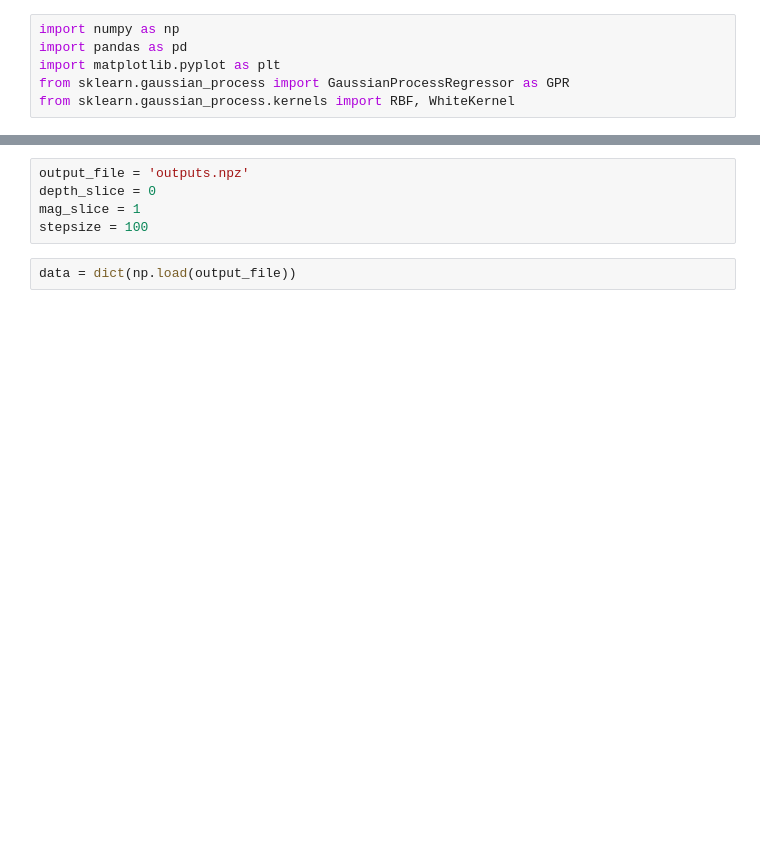
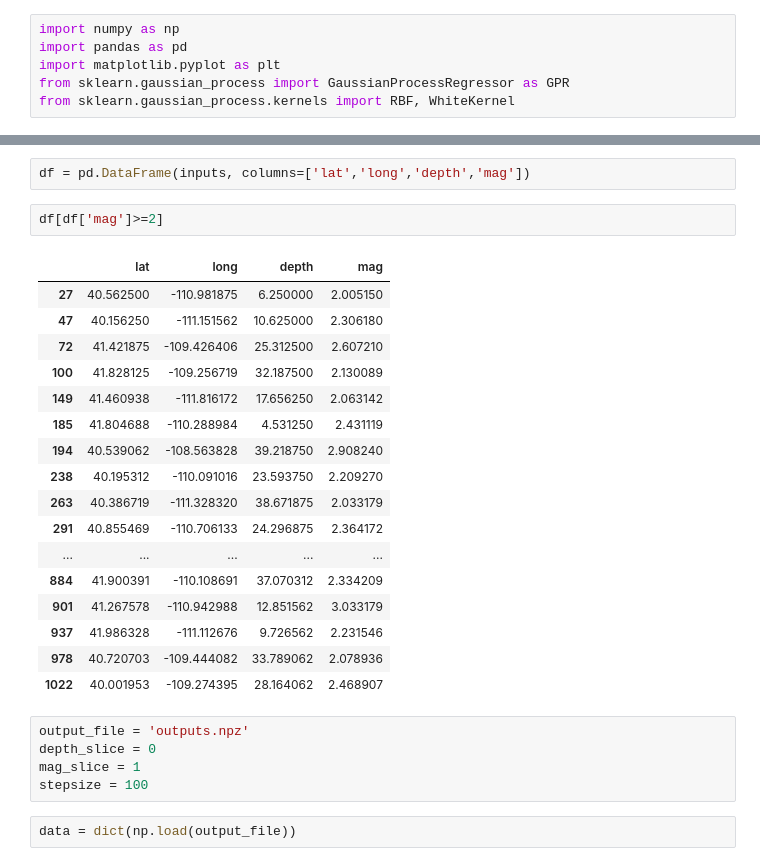
Before and after one commit to sandialabs/seismic_boed, a Jupyter notebook: eig_graphing.ipynb, the cells around one changed output, grey strips where cells are left out. Cells and saved outputs as stored; diff of their text form; blank space fills up the shorter version.

```diff
--- a/eig_graphing.ipynb
+++ b/eig_graphing.ipynb
@@ -51,3 +53,25 @@ plot_surface()
+# %%
+df = pd.DataFrame(inputs, columns=['lat','long','depth','mag'])
+# %%
+df[df['mag']>=2]
+# %% [output]
+|  | lat | long | depth | mag |
+| 27 | 40.562500 | -110.981875 | 6.250000 | 2.005150 |
+| 47 | 40.156250 | -111.151562 | 10.625000 | 2.306180 |
+| 72 | 41.421875 | -109.426406 | 25.312500 | 2.607210 |
+| 100 | 41.828125 | -109.256719 | 32.187500 | 2.130089 |
+| 149 | 41.460938 | -111.816172 | 17.656250 | 2.063142 |
+| 185 | 41.804688 | -110.288984 | 4.531250 | 2.431119 |
+| 194 | 40.539062 | -108.563828 | 39.218750 | 2.908240 |
+| 238 | 40.195312 | -110.091016 | 23.593750 | 2.209270 |
+| 263 | 40.386719 | -111.328320 | 38.671875 | 2.033179 |
+| 291 | 40.855469 | -110.706133 | 24.296875 | 2.364172 |
+| ... | ... | ... | ... | ... |
+| 884 | 41.900391 | -110.108691 | 37.070312 | 2.334209 |
+| 901 | 41.267578 | -110.942988 | 12.851562 | 3.033179 |
+| 937 | 41.986328 | -111.112676 | 9.726562 | 2.231546 |
+| 978 | 40.720703 | -109.444082 | 33.789062 | 2.078936 |
+| 1022 | 40.001953 | -109.274395 | 28.164062 | 2.468907 |
 # %%
 output_file = 'outputs.npz'
 depth_slice = 0
```
Also changed, not shown: parts of 5 cells of this notebook, 3 other files.
